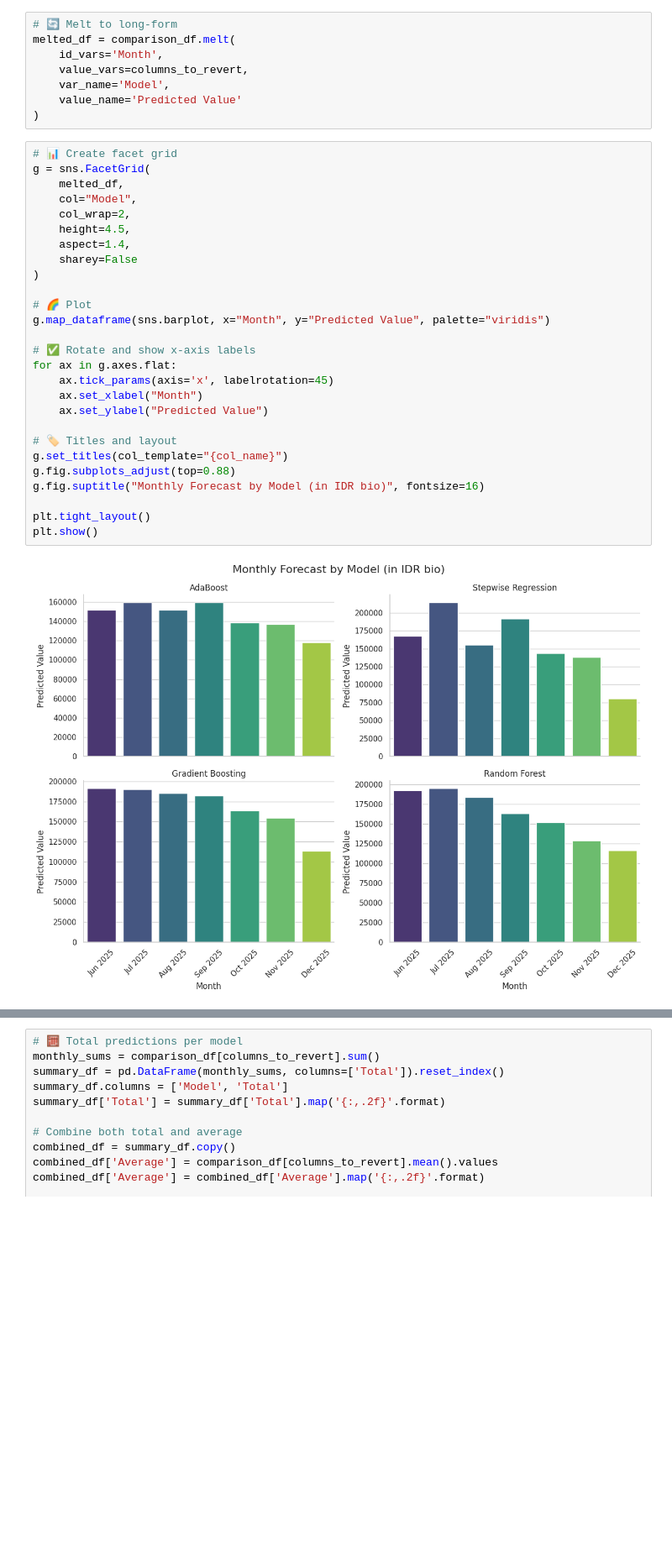
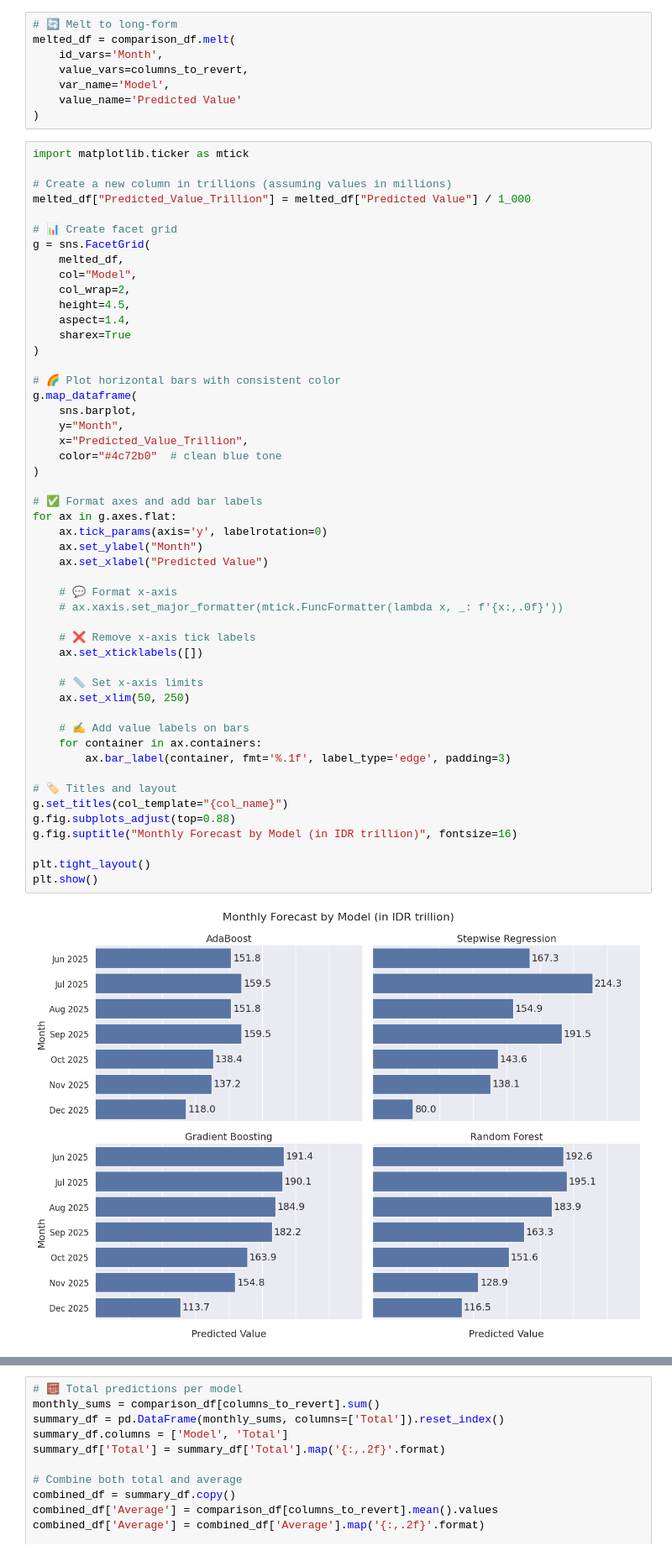
Before and after one commit to arifpras/ExpectedDemand, a Jupyter notebook: 20250612_potensidemand.ipynb, the cells around one changed output, grey strips where cells are left out. Shown at 84% size. Cells and saved outputs as stored; diff of their text form; blank space fills up the shorter version.

```diff
--- a/20250612_potensidemand.ipynb
+++ b/20250612_potensidemand.ipynb
@@ -969,31 +969,54 @@ melted_df = comparison_df.melt(
     value_name='Predicted Value'
 )
 # %%
+import matplotlib.ticker as mtick
+
+# Create a new column in trillions (assuming values in millions)
+melted_df["Predicted_Value_Trillion"] = melted_df["Predicted Value"] / 1_000
+
 # 📊 Create facet grid
 g = sns.FacetGrid(
     melted_df,
     col="Model",
     col_wrap=2,
     height=4.5,
     aspect=1.4,
-    sharey=False
+    sharex=True
 )
 
-# 🌈 Plot
-g.map_dataframe(sns.barplot, x="Month", y="Predicted Value", palette="viridis")
+# 🌈 Plot horizontal bars with consistent color
+g.map_dataframe(
+    sns.barplot,
+    y="Month",
+    x="Predicted_Value_Trillion",
+    color="#4c72b0"  # clean blue tone
+)
 
-# ✅ Rotate and show x-axis labels
+# ✅ Format axes and add bar labels
 for ax in g.axes.flat:
-    ax.tick_params(axis='x', labelrotation=45)
-    ax.set_xlabel("Month")
-    ax.set_ylabel("Predicted Value")
+    ax.tick_params(axis='y', labelrotation=0)
+    ax.set_ylabel("Month")
+    ax.set_xlabel("Predicted Value")
+
+    # 💬 Format x-axis
+    # ax.xaxis.set_major_formatter(mtick.FuncFormatter(lambda x, _: f'{x:,.0f}'))
+
+    # ❌ Remove x-axis tick labels
+    ax.set_xticklabels([])
+
+    # 📏 Set x-axis limits
+    ax.set_xlim(50, 250)
+
+    # ✍️ Add value labels on bars
+    for container in ax.containers:
+        ax.bar_label(container, fmt='%.1f', label_type='edge', padding=3)
 
 # 🏷 Titles and layout
 g.set_titles(col_template="{col_name}")
 g.fig.subplots_adjust(top=0.88)
-g.fig.suptitle("Monthly Forecast by Model (in IDR bio)", fontsize=16)
+g.fig.suptitle("Monthly Forecast by Model (in IDR trillion)", fontsize=16)
 
 plt.tight_layout()
 plt.show()
 # %% [output]
-[figure, old version]
+[figure, new version]
```
Also changed, not shown: parts of 10 cells of this notebook.
